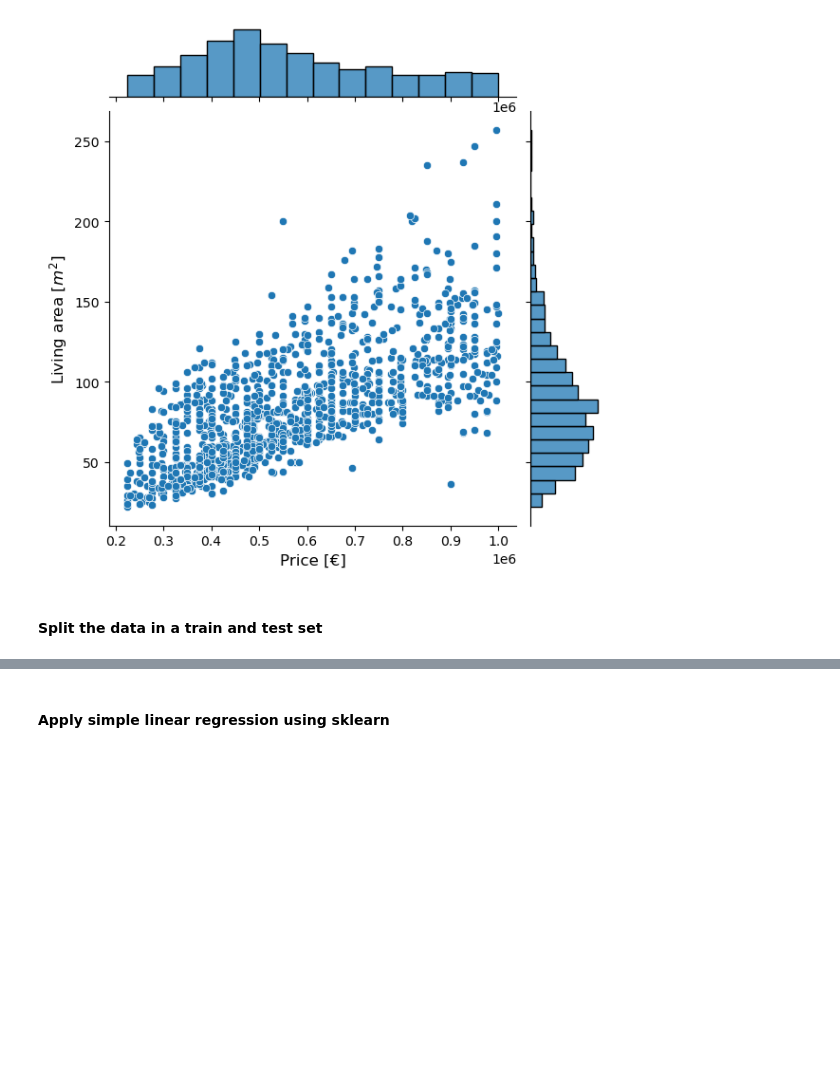
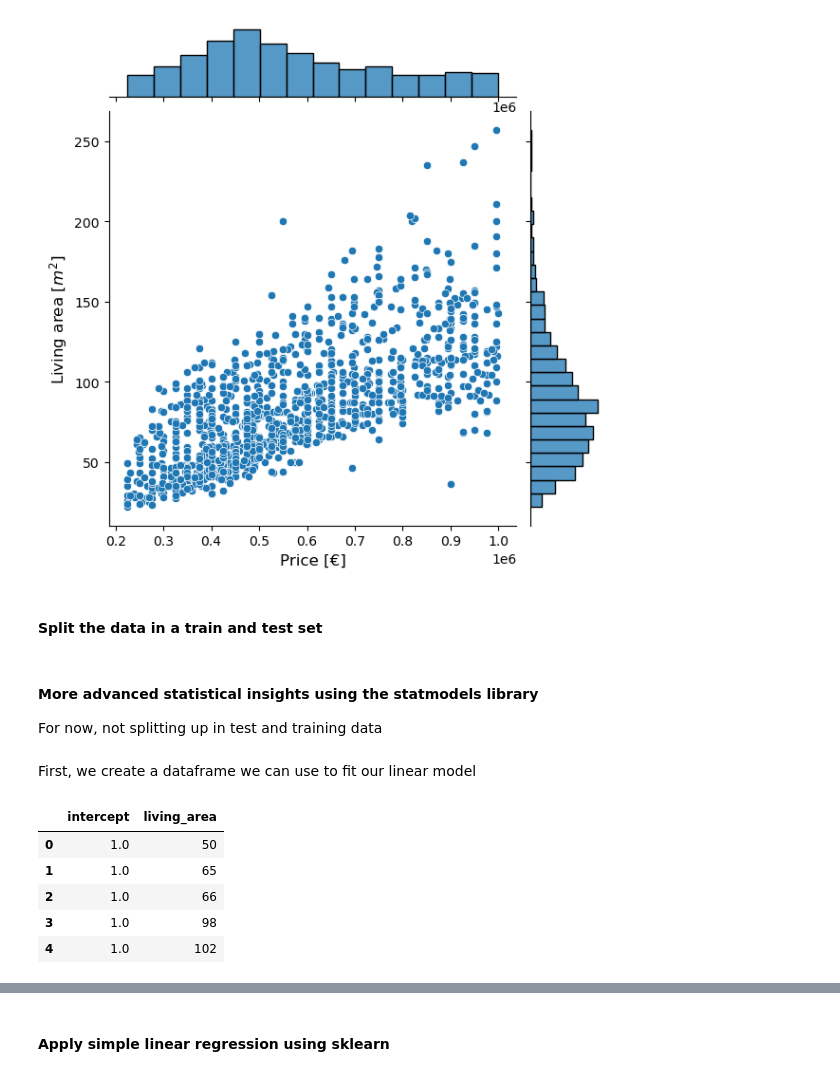
Before and after one commit to luukvanroessel/ML, a Jupyter notebook: funda.ipynb, the cells around one changed output, grey strips where cells are left out. Cells and saved outputs as stored; diff of their text form; code cells hidden in the pictures; blank space fills up the shorter version.

```diff
--- a/funda.ipynb
+++ b/funda.ipynb
@@ -46,4 +49,8 @@ jplot.set_axis_labels('Price [€]', 'Living area [$m^2$]', fontsize=12)
 [figure]
 # %% [markdown]
 #### Split the data in a train and test set
+# %% [markdown]
+#### More advanced statistical insights using the statmodels library
+
+For now, not splitting up in test and training data
 # %%
@@ -53,0 +61,13 @@ X_train, X_test, y_train, y_test = train_test_split(X, y, test_size=0.2, random_
+# %% [markdown]
+First, we create a dataframe we can use to fit our linear model
+# %%
+design = MS(['living_area'])
+Xsm = design.fit_transform(mil_df)
+Xsm.head()
+# %% [output]
+|  | intercept | living_area |
+| 0 | 1.0 | 50 |
+| 1 | 1.0 | 65 |
+| 2 | 1.0 | 66 |
+| 3 | 1.0 | 98 |
+| 4 | 1.0 | 102 |
```
Also changed, not shown: parts of 23 cells of this notebook.
